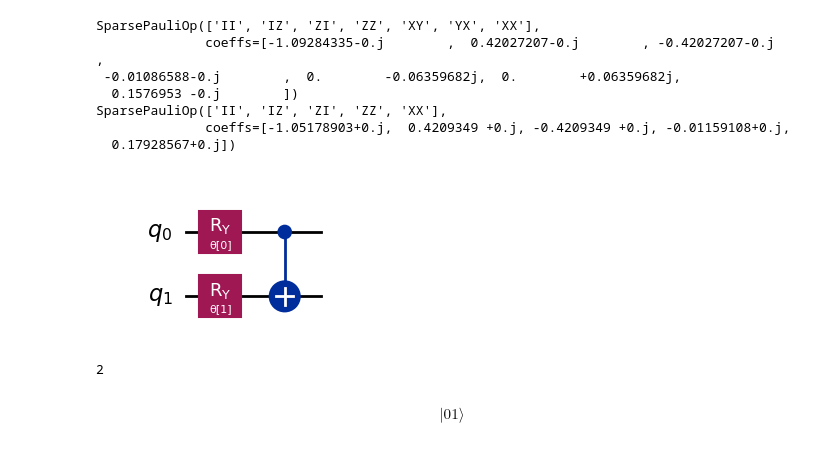
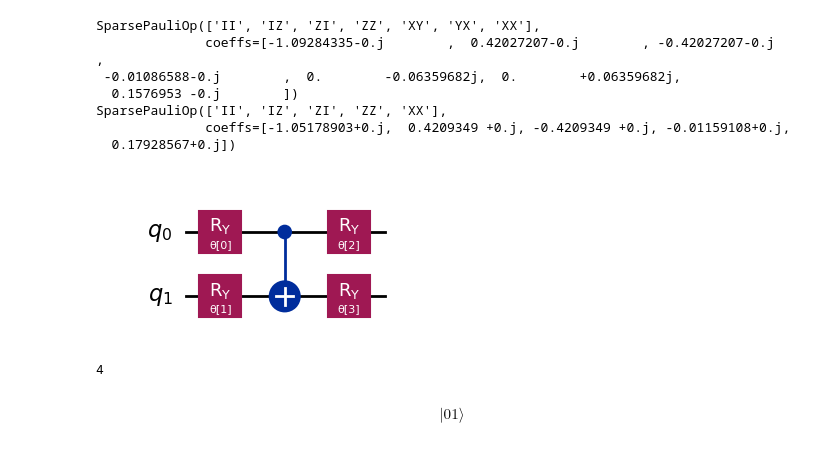
Before and after one commit to Magnusson6359/qiskit-algorithms, a Jupyter notebook: testing.ipynb, the cells around one changed output. Cells and saved outputs as stored; diff of their text form; code cells hidden in the pictures.

```diff
--- a/testing.ipynb
+++ b/testing.ipynb
@@ -101,17 +102,19 @@ backend_estimator = BackendEstimator(backend=FakeAthensV2())
 # %%
 # Ansatz
 
 # UCCSD
-ansatz = UCCSD(num_spatial_orbitals = problem.num_spatial_orbitals, num_particles = problem.num_particles, qubit_mapper=mapper) # No initial state! By luck it still works in this case but.
-init_param_values = [0,3*np.pi/2,-np.pi/2] # surely there should be some systematic way of doing this...
+initial_circuit = HartreeFock(problem.num_spatial_orbitals, problem.num_particles, mapper)
+ansatz = UCCSD(num_spatial_orbitals = problem.num_spatial_orbitals, num_particles = problem.num_particles, qubit_mapper=mapper, initial_state=initial_circuit)
+init_param_values = [0 for _ in range(ansatz.num_parameters)]
 ansatz.decompose().decompose().draw("mpl")
 
+
 # EfficientSU2
-ansatz = EfficientSU2(num_qubits = qubit_op2.num_qubits, reps=1, su2_gates=["ry"], skip_final_rotation_layer=True)
-init_param_values = [np.pi,np.pi]
+ansatz = EfficientSU2(num_qubits = qubit_op2.num_qubits, reps=1, su2_gates=["ry"])#, skip_final_rotation_layer=True)
+init_param_values = [np.pi,np.pi,0,0]
 ansatz.decompose().draw("mpl")
 # %% [output]
-[figure, old version]
+[figure, new version]
 # %%
 # Testing the initial state
 print(ansatz.num_parameters)
@@ -120,7 +123,7 @@ test_circ = ansatz.assign_parameters(init_param_values)
 state = state.evolve(test_circ)
 state.draw('latex')
 # %% [output]
-2
+4
 $$ |01\rangle$$
 # %%
 ###############
```
Also changed, not shown: parts of 9 cells of this notebook, 1 other file.
